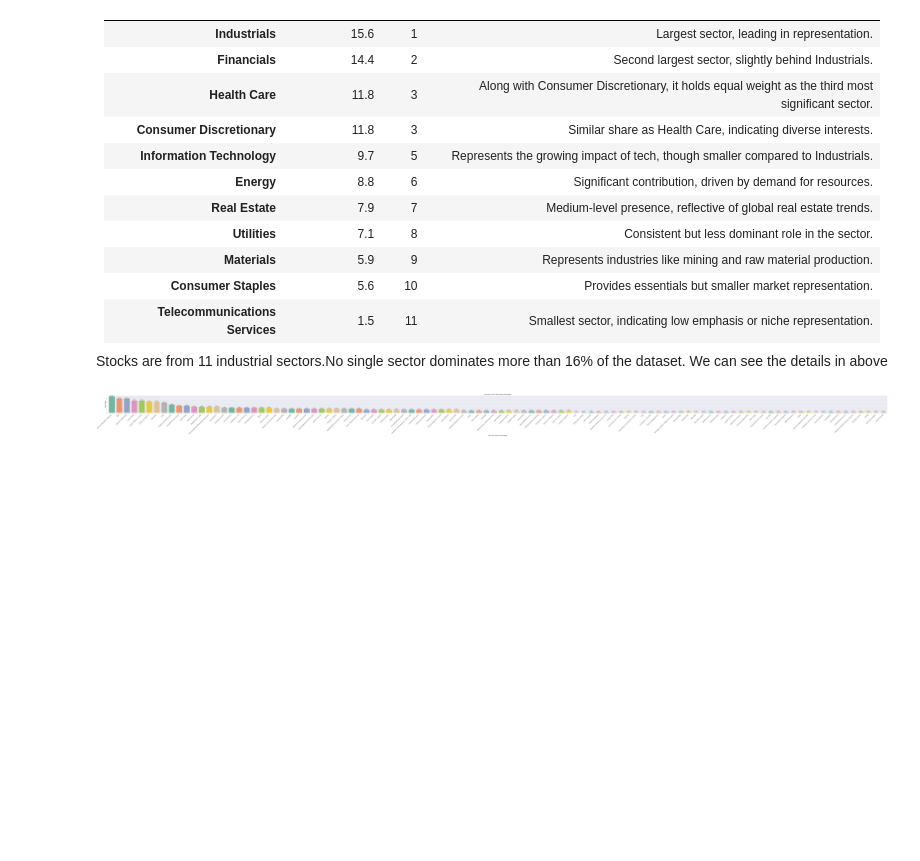
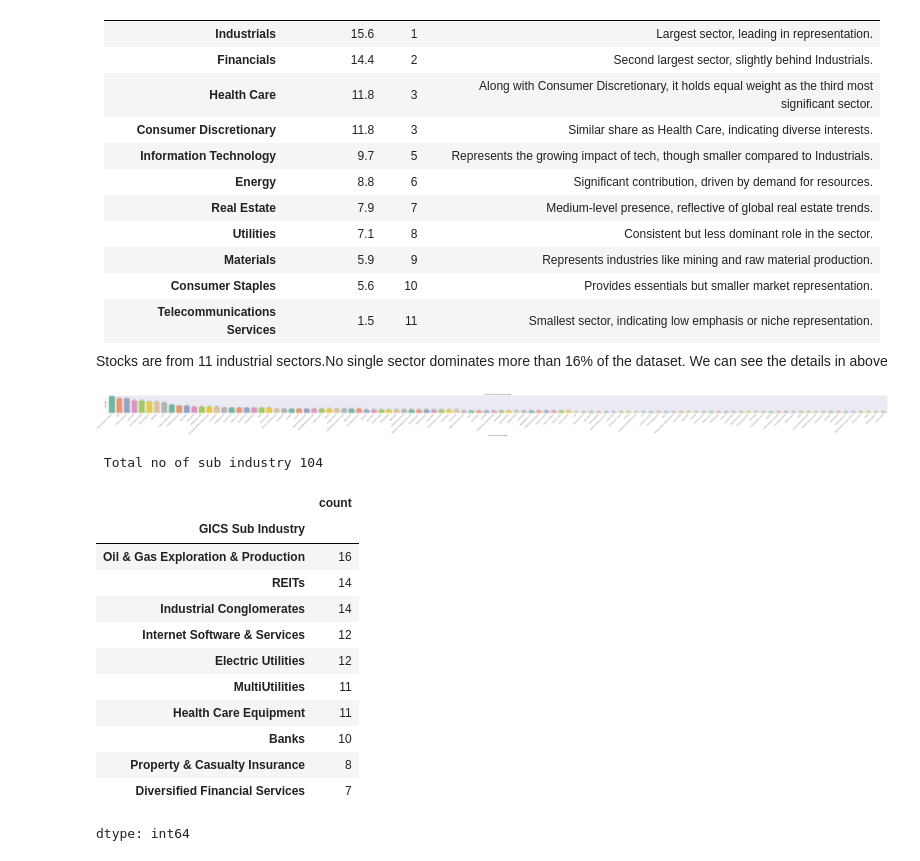
Before and after one commit to Rajesh2015/Trade-Ahead-Prediction, a Jupyter notebook: trade-ahead-solution.ipynb, the cells around one changed output. Saved outputs shown, nothing was run; the diff lists cells and outputs as text; code cells hidden in the pictures; blank space fills up the shorter version.

```diff
--- a/trade-ahead-solution.ipynb
+++ b/trade-ahead-solution.ipynb
@@ -911,3 +911,24 @@ Stocks are from 11  industrial sectors.No single sector dominates more than 16%
 plot_bar_chart_percentage(trade_ahead_df, 'GICS Sub Industry', 'GICS Sub Industry Percentage',pellete=pellete,bar_width=0.8)
 # %% [output]
 [figure]
+# %%
+print(f" Total no of sub industry {trade_ahead_df.groupby('GICS Sub Industry')['GICS Sub Industry'].value_counts().shape[0]}")
+# %% [output]
+ Total no of sub industry 104
+# %%
+# Showing the no of companies of top 10
+trade_ahead_df.groupby('GICS Sub Industry')['GICS Sub Industry'].value_counts().sort_values(ascending=False).head(10)
+# %% [output]
+|  | count |
+| GICS Sub Industry |  |
+| Oil & Gas Exploration & Production | 16 |
+| REITs | 14 |
+| Industrial Conglomerates | 14 |
+| Internet Software & Services | 12 |
+| Electric Utilities | 12 |
+| MultiUtilities | 11 |
+| Health Care Equipment | 11 |
+| Banks | 10 |
+| Property & Casualty Insurance | 8 |
+| Diversified Financial Services | 7 |
+dtype: int64
```
Also changed, not shown: parts of 3 cells of this notebook.
